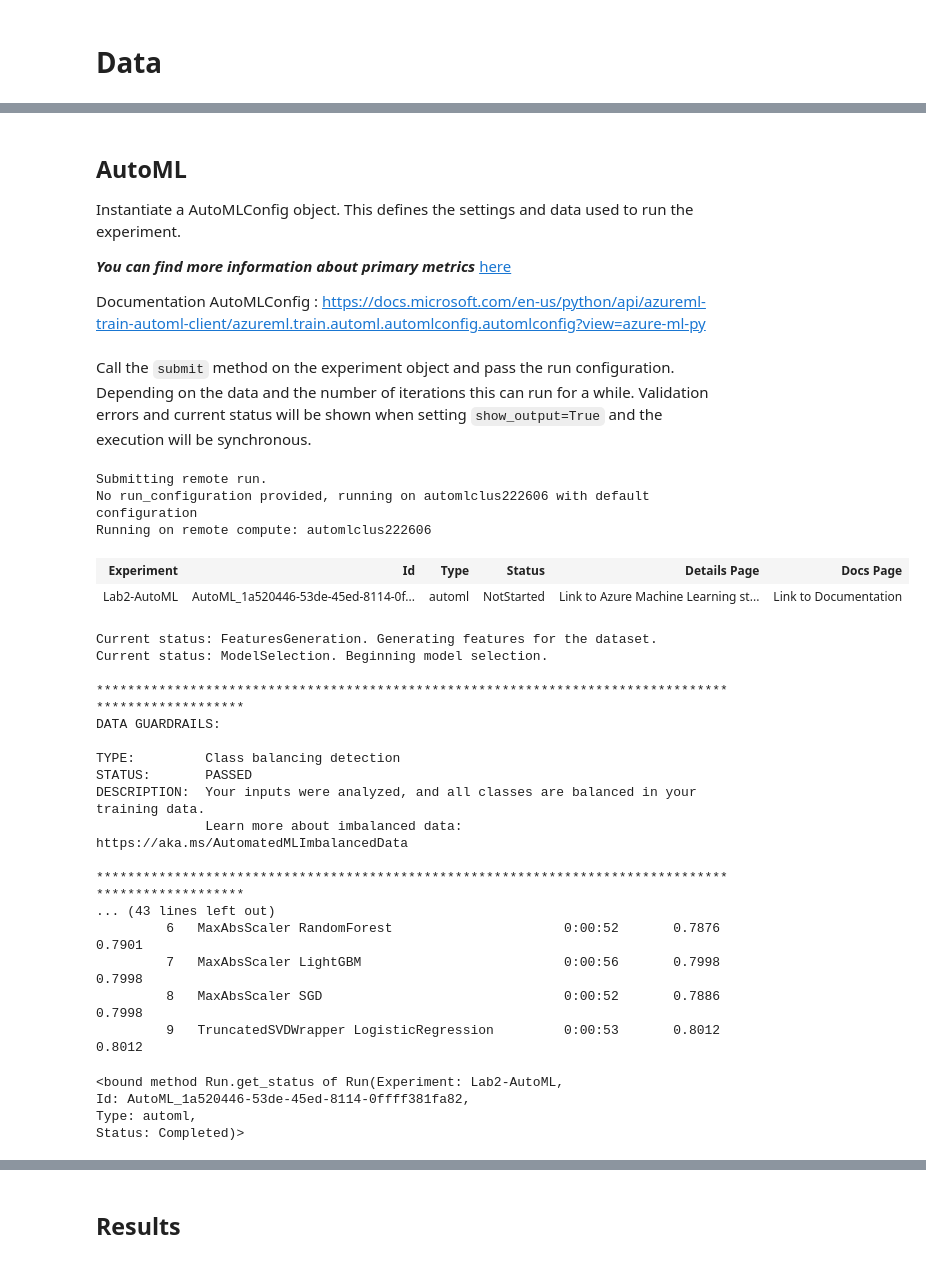
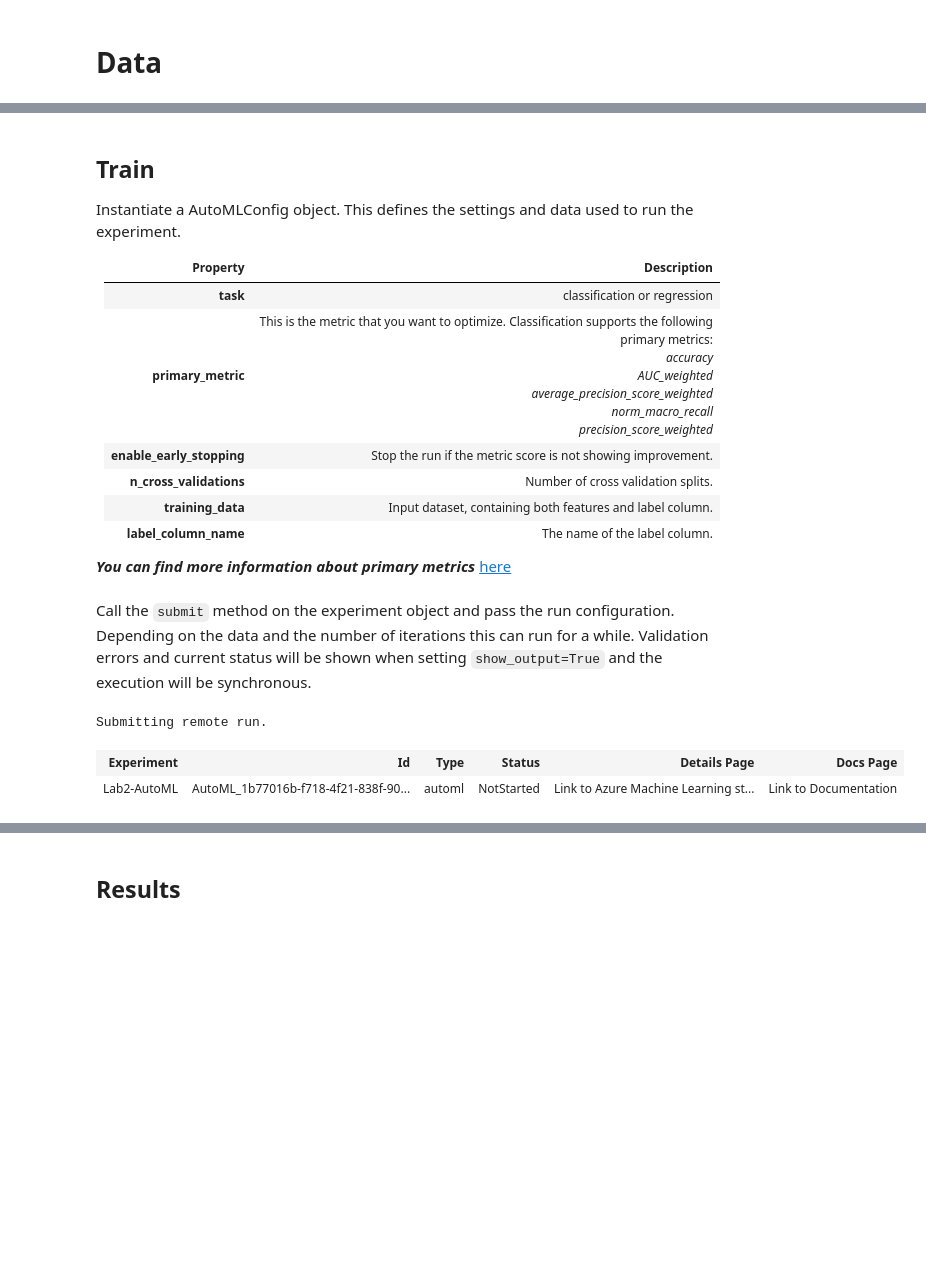
Before and after one commit to retkowsky/AMLlabs, a Jupyter notebook: Lab2 AutoML.ipynb, the cells around one changed output, grey strips where cells are left out. Saved outputs shown, nothing was run; the diff lists cells and outputs as text; code cells hidden in the pictures; blank space fills up the shorter version.

```diff
--- a/Lab2 AutoML.ipynb
+++ b/Lab2 AutoML.ipynb
@@ -78,19 +74,16 @@ ccname
 from azureml.core.compute import ComputeTarget, AmlCompute
 from azureml.core.compute_target import ComputeTargetException
 
-#Use a unique name
-cpu_cluster_name = ccname
+# Choose a name for your CPU cluster
+cpu_cluster_name = "cpu-cluster-lab2"
 
-
+# Verify that cluster does not exist already
 try:
     compute_target = ComputeTarget(workspace=ws, name=cpu_cluster_name)
     print('Found existing cluster, use it.')
 except ComputeTargetException:
-    compute_config = AmlCompute.provisioning_configuration(vm_size='Standard_F4s_v2',
-                                                           vm_priority='dedicated',
-                                                           min_nodes=0, # use min_nodes=0 for automatic scaling down to 0 nodess
-                                                           max_nodes=4,
-                                                           idle_seconds_before_scaledown=18000) #you can reduce the timeout to avoid extra cost
+    compute_config = AmlCompute.provisioning_configuration(vm_size='STANDARD_DS12_V2',
+                                                           max_nodes=6)
     compute_target = ComputeTarget.create(ws, cpu_cluster_name, compute_config)
 
 compute_target.wait_for_completion(show_output=True)
@@ -154,2 +103,7 @@ label_column_name = 'Survived' # Variable to predict
+# %%
+data = "https://automlsamplenotebookdata.blob.core.windows.net/automl-sample-notebook-data/creditcard.csv"
+dataset = Dataset.Tabular.from_delimited_files(data)
+training_data, validation_data = dataset.random_split(percentage=0.8, seed=223)
+label_column_name = 'Class'
 # %%
 df=dataset.to_pandas_dataframe()
@@ -225,9 +150,15 @@ dataset.version
 # %% [markdown]
-## AutoML
+## Train
 
 Instantiate a AutoMLConfig object. This defines the settings and data used to run the experiment.
 
+|Property|Description|
+|-|-|
+|**task**|classification or regression|
+|**primary_metric**|This is the metric that you want to optimize. Classification supports the following primary metrics: <br><i>accuracy</i><br><i>AUC_weighted</i><br><i>average_precision_score_weighted</i><br><i>norm_macro_recall</i><br><i>precision_score_weighted</i>|
+|**enable_early_stopping**|Stop the run if the metric score is not showing improvement.|
+|**n_cross_validations**|Number of cross validation splits.|
+|**training_data**|Input dataset, containing both features and label column.|
+|**label_column_name**|The name of the label column.|
 
 **_You can find more information about primary metrics_** [here](https://docs.microsoft.com/en-us/azure/machine-learning/service/how-to-configure-auto-train#primary-metric)
-
-Documentation AutoMLConfig : https://docs.microsoft.com/en-us/python/api/azureml-train-automl-client/azureml.train.automl.automlconfig.automlconfig?view=azure-ml-py
@@ -257,34 +165,26 @@ automl_config = AutoMLConfig(task = 'classification',               # Classifica
+# %%
+automl_settings = {
+    "n_cross_validations": 3,
+    "primary_metric": 'average_precision_score_weighted', #Metric
+    "enable_early_stopping": True,
+    "max_concurrent_iterations": 2, # This is a limit for testing purpose, please increase it as per cluster size
+    "experiment_timeout_hours": 0.25, # This is a time limit for testing purposes, remove it for real use cases, this will drastically limit ablity to find the best model possible
+    "iterations": 5, # Number of iterations
+    "verbosity": logging.INFO,
+}
+
+automl_config = AutoMLConfig(task = 'classification',
+                             debug_log = 'automl_errors.log',
+                             compute_target = compute_target,
+                             training_data = training_data,
+                             label_column_name = label_column_name,
+                             **automl_settings
+                            )
 # %% [markdown]
 Call the `submit` method on the experiment object and pass the run configuration. Depending on the data and the number of iterations this can run for a while. Validation errors and current status will be shown when setting `show_output=True` and the execution will be synchronous.
 # %%
-remote_run = experiment.submit(automl_config, show_output = True)
+remote_run = experiment.submit(automl_config, show_output = False)
 # %% [output]
 Submitting remote run.
-No run_configuration provided, running on automlclus222606 with default configuration
-Running on remote compute: automlclus222606
 | Experiment | Id | Type | Status | Details Page | Docs Page |
-| Lab2-AutoML | AutoML_1a520446-53de-45ed-8114-0f... | automl | NotStarted | Link to Azure Machine Learning st... | Link to Documentation |
+| Lab2-AutoML | AutoML_1b77016b-f718-4f21-838f-90... | automl | NotStarted | Link to Azure Machine Learning st... | Link to Documentation |
-Current status: FeaturesGeneration. Generating features for the dataset.
-Current status: ModelSelection. Beginning model selection.
-
-****************************************************************************************************
-DATA GUARDRAILS:
-
-TYPE:         Class balancing detection
-STATUS:       PASSED
-DESCRIPTION:  Your inputs were analyzed, and all classes are balanced in your training data.
-              Learn more about imbalanced data: https://aka.ms/AutomatedMLImbalancedData
-
-****************************************************************************************************
-... (43 lines left out)
-         6   MaxAbsScaler RandomForest                      0:00:52       0.7876    0.7901
-         7   MaxAbsScaler LightGBM                          0:00:56       0.7998    0.7998
-         8   MaxAbsScaler SGD                               0:00:52       0.7886    0.7998
-         9   TruncatedSVDWrapper LogisticRegression         0:00:53       0.8012    0.8012
-# %%
-remote_run.get_status
-# %% [output]
-<bound method Run.get_status of Run(Experiment: Lab2-AutoML,
-Id: AutoML_1a520446-53de-45ed-8114-0ffff381fa82,
-Type: automl,
-Status: Completed)>
```
Also changed, not shown: parts of 70 cells of this notebook, 5 other files.
